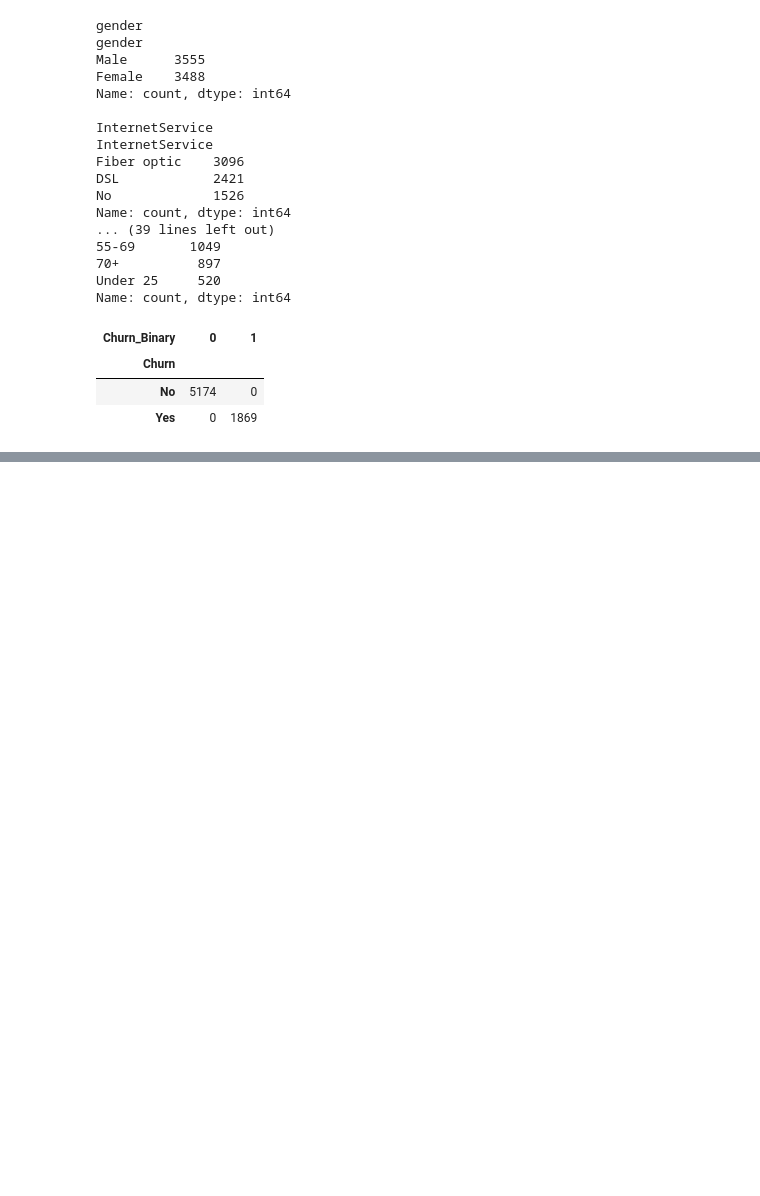
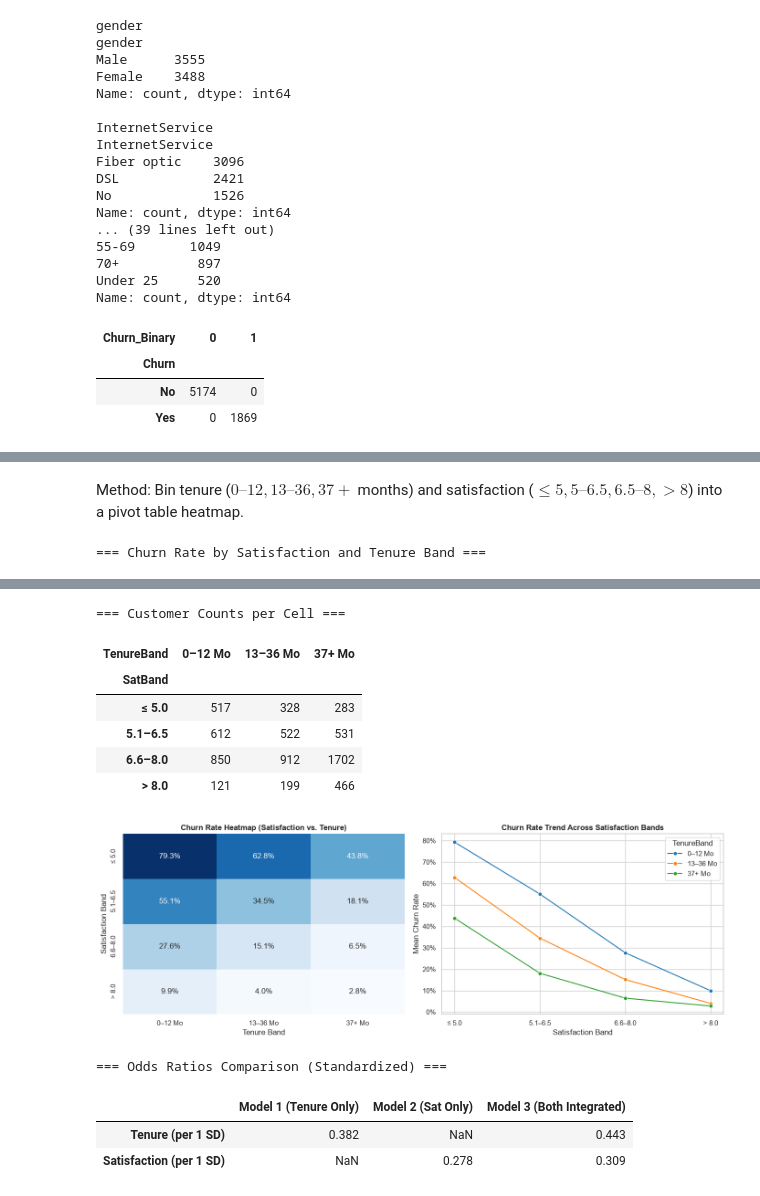
Before and after one commit to pondnatalie/Churn_Project_Tellecommunications, a Jupyter notebook: Churn_Project.ipynb, the cells around one changed output, grey strips where cells are left out. Cells and saved outputs as stored; diff of their text form; code cells hidden in the pictures; blank space fills up the shorter version.

Commit message:
Add visualizations and key takeaways for research questions 1 through 6

```diff
--- a/Churn_Project.ipynb
+++ b/Churn_Project.ipynb
@@ -1426,0 +1429,10 @@ df.to_csv("Churn_cleaned.csv", index=False)
+# %%
+## Reload/Verify Clean Data
+import pandas as pd
+import numpy as np
+import matplotlib.pyplot as plt
+import seaborn as sns
+
+# Ensure cleaned dataset is ready
+df = pd.read_csv("Churn_cleaned.csv")
+df.head()
@@ -1426,0 +1576,57 @@ df.to_csv("Churn_cleaned.csv", index=False)
+# %% [markdown]
+Method: Bin tenure ($0\text{--}12, 13\text{--}36, 37+$ months) and satisfaction ($\le 5, 5\text{--}6.5, 6.5\text{--}8, >8$) into a pivot table heatmap.
+# %%
+# 1. Create Binned Bands
+df['TenureBand'] = pd.cut(df['tenure'], bins=[-1, 12, 36, 120], labels=['0–12 Mo', '13–36 Mo', '37+ Mo'])
+df['SatBand'] = pd.cut(df['CustomerSatisfactionScore'], bins=[0, 5.0, 6.5, 8.0, 10.0], labels=['≤ 5.0', '5.1–6.5', '6.6–8.0', '> 8.0'])
+
+# 2. Build Pivot Tables
+churn_pivot = df.pivot_table(index='SatBand', columns='TenureBand', values='Churn_Binary', aggfunc='mean')
+count_pivot = df.pivot_table(index='SatBand', columns='TenureBand', values='Churn_Binary', aggfunc='size')
+
+print("=== Churn Rate by Satisfaction and Tenure Band ===")
+display(churn_pivot.map(lambda x: f"{x:.1%}"))
+print("\n=== Customer Counts per Cell ===")
+display(count_pivot)
+
+# 3 & 4. Visualizations: Heatmap & Line Chart
+fig, axes = plt.subplots(1, 2, figsize=(14, 5))
+
+# Heatmap
+sns.heatmap(churn_pivot, annot=True, fmt=".1%", cmap="Blues", cbar=False, ax=axes[0])
+axes[0].set_title('Churn Rate Heatmap (Satisfaction vs. Tenure)', fontweight='bold')
+axes[0].set_ylabel('Satisfaction Band')
+axes[0].set_xlabel('Tenure Band')
+
+# Line Chart
+sns.lineplot(
+    data=df.groupby(['SatBand', 'TenureBand'], observed=True)['Churn_Binary'].mean().reset_index(),
+    x='SatBand', y='Churn_Binary', hue='TenureBand', palette='tab10', marker='o', ax=axes[1]
+)
+axes[1].set_title('Churn Rate Trend Across Satisfaction Bands', fontweight='bold')
+axes[1].set_xlabel('Satisfaction Band')
+axes[1].set_ylabel('Mean Churn Rate')
+axes[1].yaxis.set_major_formatter('{x:.0%}')
+
+plt.tight_layout()
+plt.show()
+
+# 5. Logistic Regressions (Standardized Variables on Train Set)
+X_t = sm.add_constant(X_train[['tenure']])
+X_s = sm.add_constant(X_train[['CustomerSatisfactionScore']])
+X_ts = sm.add_constant(X_train[['tenure', 'CustomerSatisfactionScore']])
+
+m_tenure = sm.Logit(y_train, X_t).fit(disp=False)
+m_sat = sm.Logit(y_train, X_s).fit(disp=False)
+m_both = sm.Logit(y_train, X_ts).fit(disp=False)
+
+or_summary = pd.DataFrame({
+    'Model 1 (Tenure Only)': [np.exp(m_tenure.params['tenure']), np.nan],
+    'Model 2 (Sat Only)': [np.nan, np.exp(m_sat.params['CustomerSatisfactionScore'])],
+    'Model 3 (Both Integrated)': [np.exp(m_both.params['tenure']), np.exp(m_both.params['CustomerSatisfactionScore'])]
+}, index=['Tenure (per 1 SD)', 'Satisfaction (per 1 SD)']).round(3)
+
+print("=== Odds Ratios Comparison (Standardized) ===")
+display(or_summary)
+# %% [output]
+=== Churn Rate by Satisfaction and Tenure Band ===
@@ -1426,0 +1639,12 @@ df.to_csv("Churn_cleaned.csv", index=False)
+=== Customer Counts per Cell ===
+| TenureBand | 0–12 Mo | 13–36 Mo | 37+ Mo |
+| SatBand |  |  |  |
+| ≤ 5.0 | 517 | 328 | 283 |
+| 5.1–6.5 | 612 | 522 | 531 |
+| 6.6–8.0 | 850 | 912 | 1702 |
+| > 8.0 | 121 | 199 | 466 |
+[figure, added]
+=== Odds Ratios Comparison (Standardized) ===
+|  | Model 1 (Tenure Only) | Model 2 (Sat Only) | Model 3 (Both Integrated) |
+| Tenure (per 1 SD) | 0.382 | NaN | 0.443 |
+| Satisfaction (per 1 SD) | NaN | 0.278 | 0.309 |
```
Also changed, not shown: parts of 27 cells of this notebook, 1 other file.
